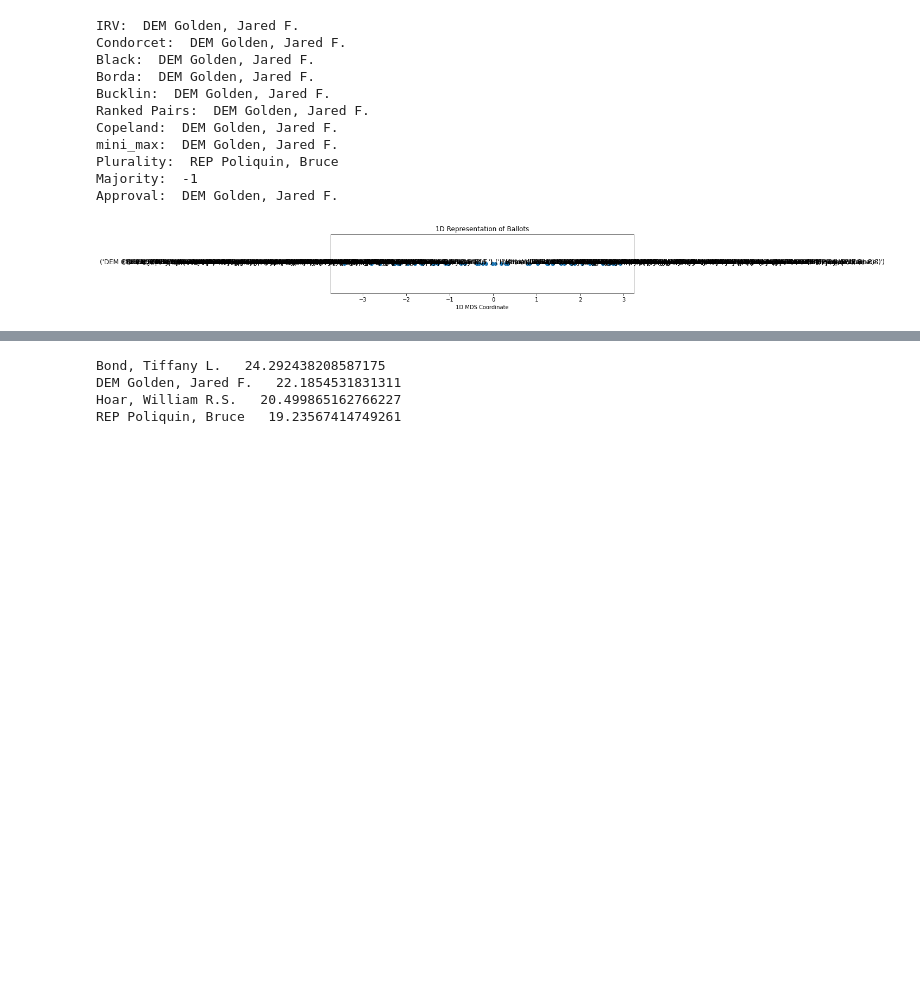
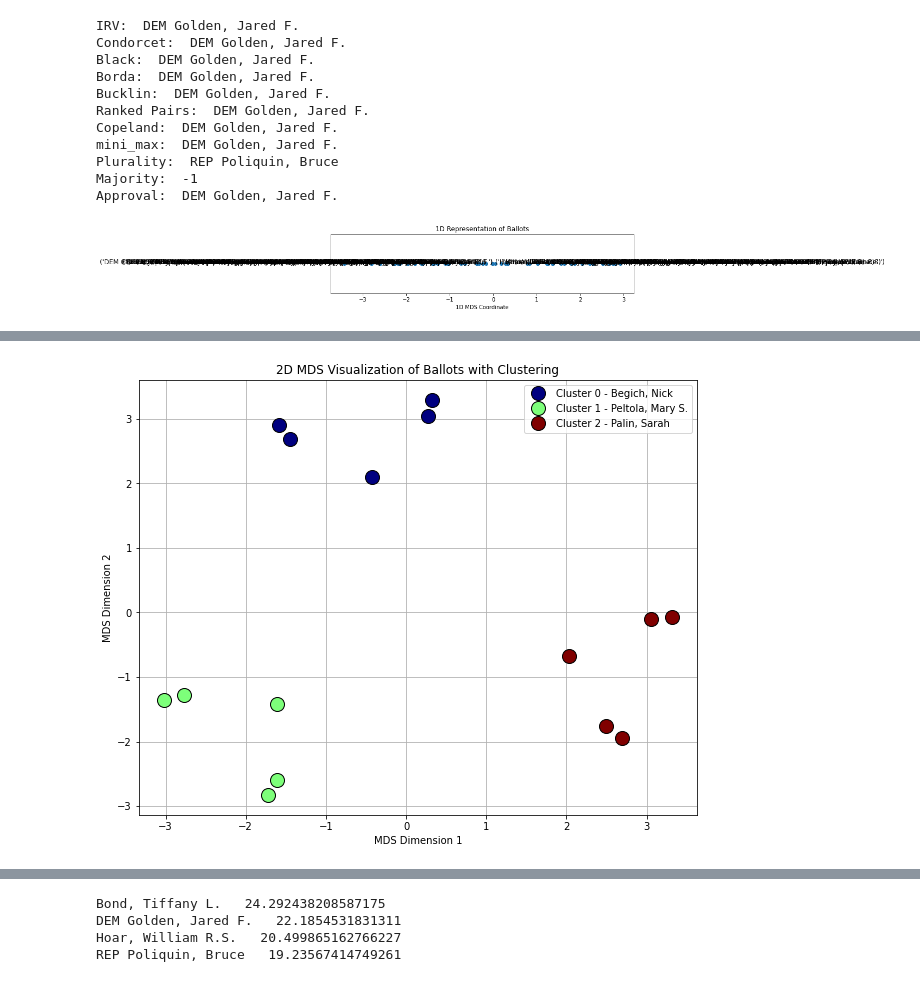
Before and after one commit to ericssimpson/voting-analysis-tools, a Jupyter notebook: cleaned files/integration.ipynb, the cells around one changed output, grey strips where cells are left out. Drawn from its saved outputs; the diff is of its cells as text; code cells hidden in the pictures; blank space fills up the shorter version.

```diff
--- a/cleaned files/integration.ipynb
+++ b/cleaned files/integration.ipynb
@@ -74,0 +75,12 @@ Normalized distances: {'Golden, Jared F.': 0.0, 'St. Clair, Lucas R.': 0.6942281
+# %%
+# Test the function with a custom CSV file
+csv = "dataverse_files/Maine_11062018_CongressionalDistrict2.csv"
+
+ballots, candidates = parse_election_data(csv)
+# %%
+test = perform_rcv_analysis(ballots, candidates, n_runs=1000, metric=False)
+mds_1d_coordinates, mds_2d_coordinates, most_common_order, order_frequencies, candidate_names = test
+
+# Print the normalized distances between candidates and plot the MDS analysis
+normalized_distances = get_distances_normalized(most_common_order, mds_1d_coordinates, candidate_names)
+print("Normalized distances:", normalized_distances)
@@ -74,0 +89,4 @@ Normalized distances: {'Golden, Jared F.': 0.0, 'St. Clair, Lucas R.': 0.6942281
+# %%
+for b in ballots:
+    if len(b) > 0 and is_consistent(b, normalized_distances):
+        print(b, " is consistent")
@@ -190 +316,48 @@ plt.show()
+# %%
+import numpy as np
+from sklearn.manifold import MDS
+from sklearn.cluster import KMeans
+import matplotlib.pyplot as plt
+from collections import Counter, defaultdict
+
+
+n_clusters = 3
+
+# Step 6: Cluster the 2D points using KMeans
+kmeans = KMeans(n_clusters=n_clusters, random_state=42)
+labels = kmeans.fit_predict(ballot_2d)
+
+# Step 7: Determine the most frequent first-place candidate for each cluster
+cluster_candidates = defaultdict(list)
+for label, ballot in zip(labels, ballots.keys()):
+    if (len(ballot) > 0):
+        cluster_candidates[label].append(ballot[0])
+
+# Determine the most frequent first-place candidate for each cluster
+cluster_representatives = {}
+for cluster, first_places in cluster_candidates.items():
+    most_common_first_place = Counter(first_places).most_common(1)[0][0]
+    cluster_representatives[cluster] = most_common_first_place
+
+# Step 8: Visualize the results
+plt.figure(figsize=(10, 8))
+unique_labels = set(labels)
+
+# Plot each cluster with its representative candidate
+colors = plt.cm.jet(np.linspace(0, 1, len(unique_labels)))
+for k, col in zip(unique_labels, colors):
+    class_member_mask = (labels == k)
+    xy = ballot_2d[class_member_mask]
+
+    plt.plot(xy[:, 0], xy[:, 1], 'o', markerfacecolor=col,
+             markeredgecolor='k', markersize=14, label=f'Cluster {k} - {cluster_representatives[k]}')
+
+plt.title("2D MDS Visualization of Ballots with Clustering")
+plt.xlabel("MDS Dimension 1")
+plt.ylabel("MDS Dimension 2")
+plt.legend()
+plt.grid(True)
+plt.show()
+# %% [output]
+[figure, added]
 # %%
```
Also changed, not shown: parts of 14 cells of this notebook, 6 other files.
